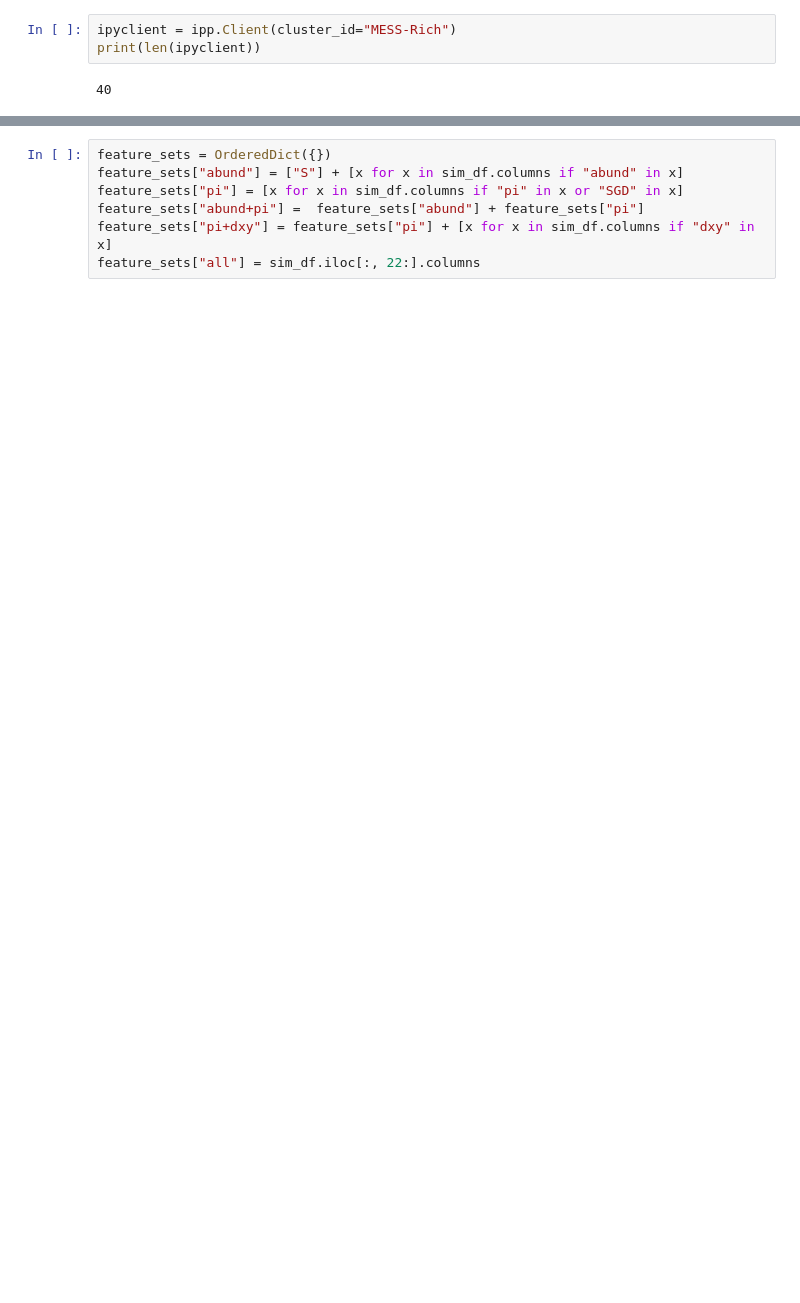
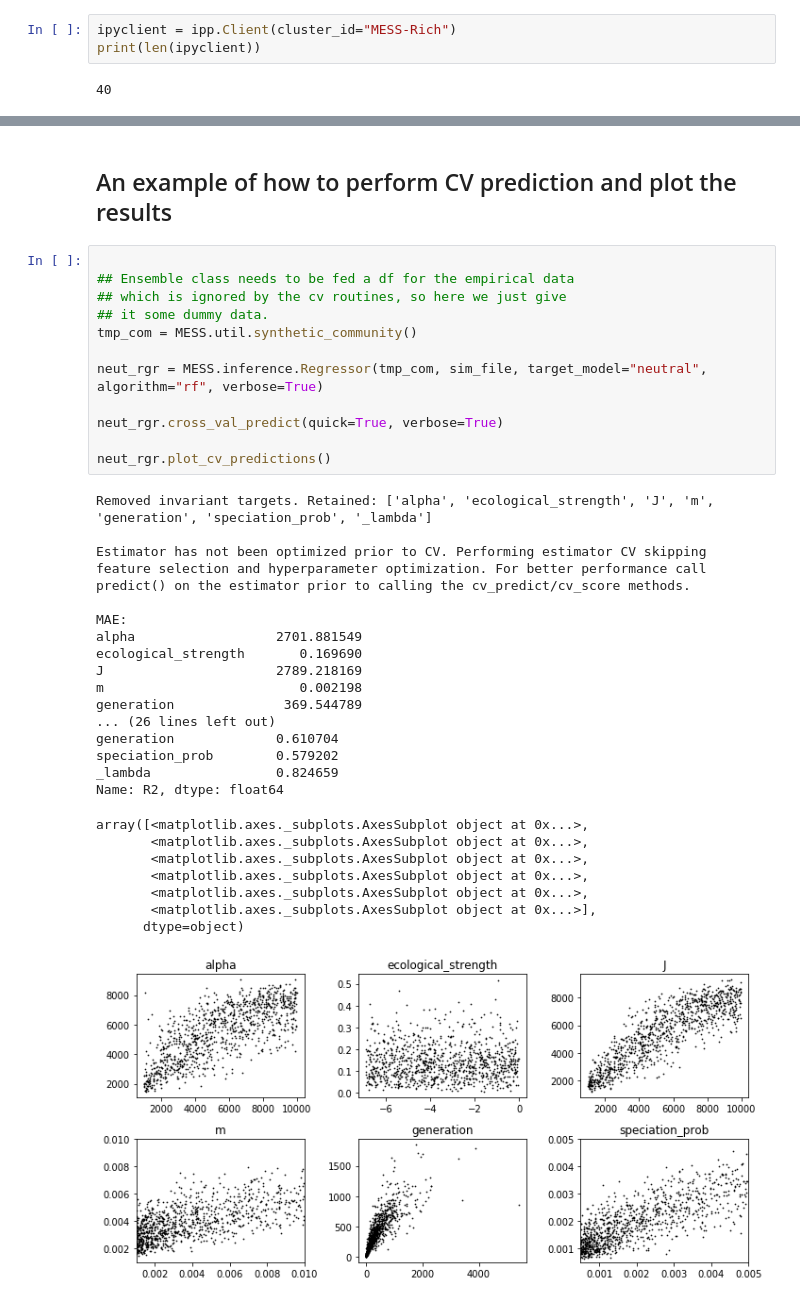
Before and after one commit to messDiv/MESS, a Jupyter notebook: jupyter-notebooks/plotting/Figure5-ParameterEstimationCV.ipynb, the cells around one changed output, grey strips where cells are left out. Drawn from its saved outputs; the diff is of its cells as text; blank space fills up the shorter version.

```diff
--- a/jupyter-notebooks/plotting/Figure5-ParameterEstimationCV.ipynb
+++ b/jupyter-notebooks/plotting/Figure5-ParameterEstimationCV.ipynb
@@ -121,8 +68,41 @@ def plot_cv_pred(y, cv_preds, targets, verbose=False):
-# %%
-feature_sets = OrderedDict({})
-feature_sets["abund"] = ["S"] + [x for x in sim_df.columns if "abund" in x]
-feature_sets["pi"] = [x for x in sim_df.columns if "pi" in x or "SGD" in x]
-feature_sets["abund+pi"] =  feature_sets["abund"] + feature_sets["pi"]
-feature_sets["pi+dxy"] = feature_sets["pi"] + [x for x in sim_df.columns if "dxy" in x]
-feature_sets["all"] = sim_df.iloc[:, 22:].columns
+# %% [markdown]
+## An example of how to perform CV prediction and plot the results
+# %%
+
+## Ensemble class needs to be fed a df for the empirical data
+## which is ignored by the cv routines, so here we just give
+## it some dummy data.
+tmp_com = MESS.util.synthetic_community()
+
+neut_rgr = MESS.inference.Regressor(tmp_com, sim_file, target_model="neutral", algorithm="rf", verbose=True)
+
+neut_rgr.cross_val_predict(quick=True, verbose=True)
+
+neut_rgr.plot_cv_predictions()
+# %% [output]
+Removed invariant targets. Retained: ['alpha', 'ecological_strength', 'J', 'm', 'generation', 'speciation_prob', '_lambda']
+
+Estimator has not been optimized prior to CV. Performing estimator CV skipping
+feature selection and hyperparameter optimization. For better performance call
+predict() on the estimator prior to calling the cv_predict/cv_score methods.
+
+MAE:
+alpha                  2701.881549
+ecological_strength       0.169690
+J                      2789.218169
+m                         0.002198
+generation              369.544789
+... (26 lines left out)
+generation             0.610704
+speciation_prob        0.579202
+_lambda                0.824659
+Name: R2, dtype: float64
+array([<matplotlib.axes._subplots.AxesSubplot object at 0x...>,
+       <matplotlib.axes._subplots.AxesSubplot object at 0x...>,
+       <matplotlib.axes._subplots.AxesSubplot object at 0x...>,
+       <matplotlib.axes._subplots.AxesSubplot object at 0x...>,
+       <matplotlib.axes._subplots.AxesSubplot object at 0x...>,
+       <matplotlib.axes._subplots.AxesSubplot object at 0x...>],
+      dtype=object)
+[figure, added]
 # %%
```
Also changed, not shown: parts of 25 cells of this notebook, 1 other file.
